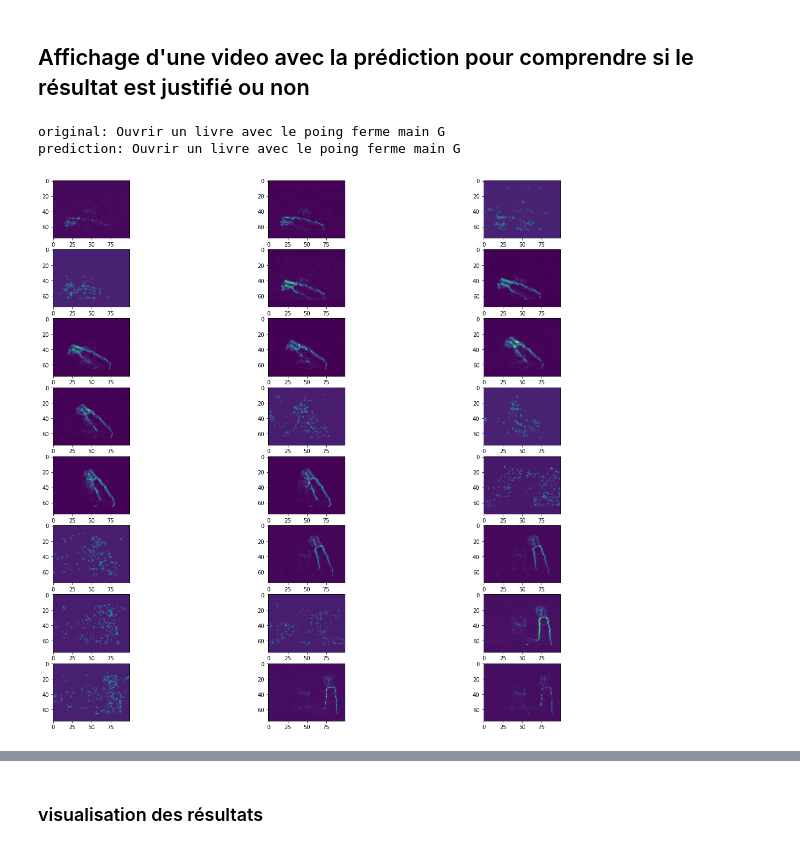
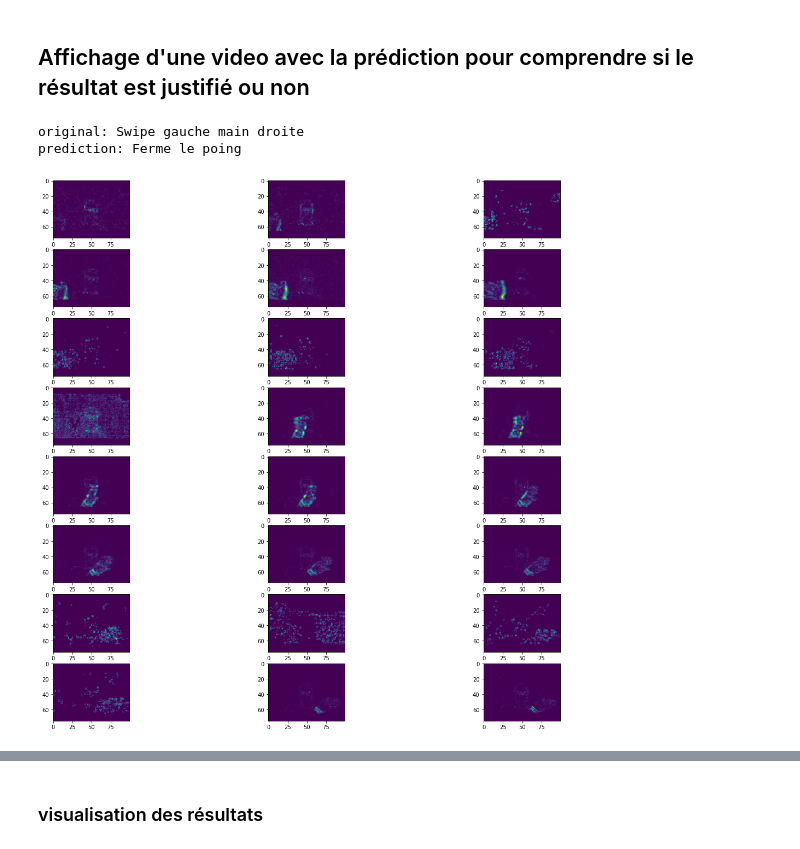
Before and after one commit to KurukW/AI_Project1, a Jupyter notebook: model_clean.ipynb, the cells around one changed output, grey strips where cells are left out. Drawn from its saved outputs; the diff is of its cells as text; code cells hidden in the pictures.

```diff
--- a/model_clean.ipynb
+++ b/model_clean.ipynb
@@ -138,6 +138,6 @@ def resize_imgs(imgs,nsize):
     Change la taille de l'image.
     Le premier élément de nsize est la longueur (width), le deuxième la hauteur (height)
     '''
-    return [cv2.resize(img, dsize=nsize, interpolation=cv2.INTER_CUBIC) for img in imgs]
+    return [cv2.resize(img, dsize=nsize, interpolation=cv2.INTER_LINEAR) for img in imgs]
 # %% [markdown]
 #### Normalisation
@@ -170,14 +144,9 @@ def scale_by_pixels(img, x_min, x_max):
-# %%
-def normalize_imgs(imgs):
-    '''
-    Normalise une série d'images
-    '''
-    norm_imgs = []
-    for img in imgs:
-        norm_img = scale_by_pixels(img,0,1)
-        norm_imgs.append(norm_img)
-#     print(f"Après normalisation, max = {np.max(norm_imgs)} et min = {np.min(norm_imgs)}")
-    return norm_imgs
+# %%
+def normalize_imgs(imgs):
+    '''
+    Normalise une série d'images
+    '''
+    return [cv2.normalize(img,0,1,cv2.NORM_MINMAX) for img in imgs]
 # %% [markdown]
 ## Fonction de générateur
 # %%
@@ -286,12 +255,12 @@ def create_simpler_model(n_frames = 24, height = 120, width = 160, channels = 1,
 
     #LSTM
 
-    model.add(ConvLSTM2D(filters = 80,kernel_size = (5,5),activation="tanh",
+    model.add(ConvLSTM2D(filters = 64,kernel_size = (5,5),activation="tanh",
                          recurrent_activation="sigmoid",return_sequences = True))
-    model.add(ConvLSTM2D(filters = 80,kernel_size = (3,3),activation="tanh",
+    model.add(ConvLSTM2D(filters = 64,kernel_size = (3,3),activation="tanh",
                          recurrent_activation="sigmoid",return_sequences = True))
-    model.add(layers.Reshape((24,4800)))
-    model.add(LSTM(units = 80,activation="tanh", recurrent_activation="sigmoid",
+    model.add(layers.Reshape((24,3840)))
+    model.add(LSTM(units = 64,activation="tanh", recurrent_activation="sigmoid",
                    return_sequences = False))
 
 
@@ -523,15 +538,15 @@ KeyboardInterrupt:
 # %%
 plt.figure(figsize=(20,60)) #(20,60) pour des images en (120,160). (20,180) pour des images en (480,640)
 #print(X_test.shape)
 #Visu des mouvements avec une petite size (en fonction des paramètres initiaux)
 columns = 3
-vid_a_test = 12
+vid_a_test = 6
 print("original:",labels_n[y_test[vid_a_test]])
 print("prediction:",labels_n[y_pred[vid_a_test].argmax()])
 for i, img in enumerate(X_test[vid_a_test]):
     plt.subplot(int(len(img) / columns + 1), columns, i + 1)
     plt.imshow(img)
 # %% [output]
-original: Ouvrir un livre avec le poing ferme main G
-prediction: Ouvrir un livre avec le poing ferme main G
+original: Swipe gauche main droite
+prediction: Ferme le poing
-[figure, old version]
+[figure, new version]
```
Also changed, not shown: parts of 22 cells of this notebook, 8 other files.
